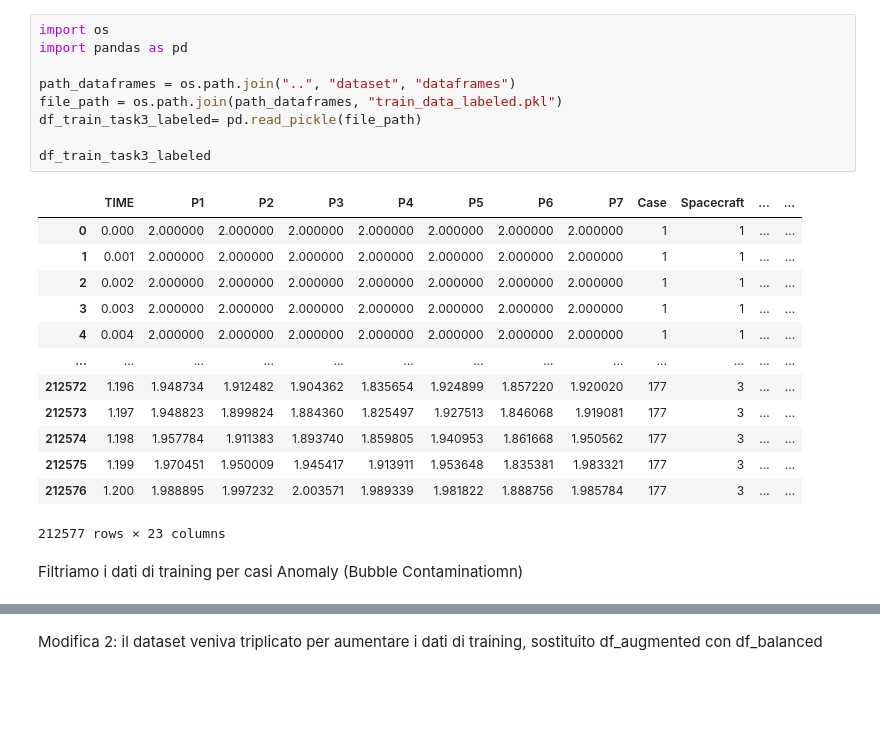
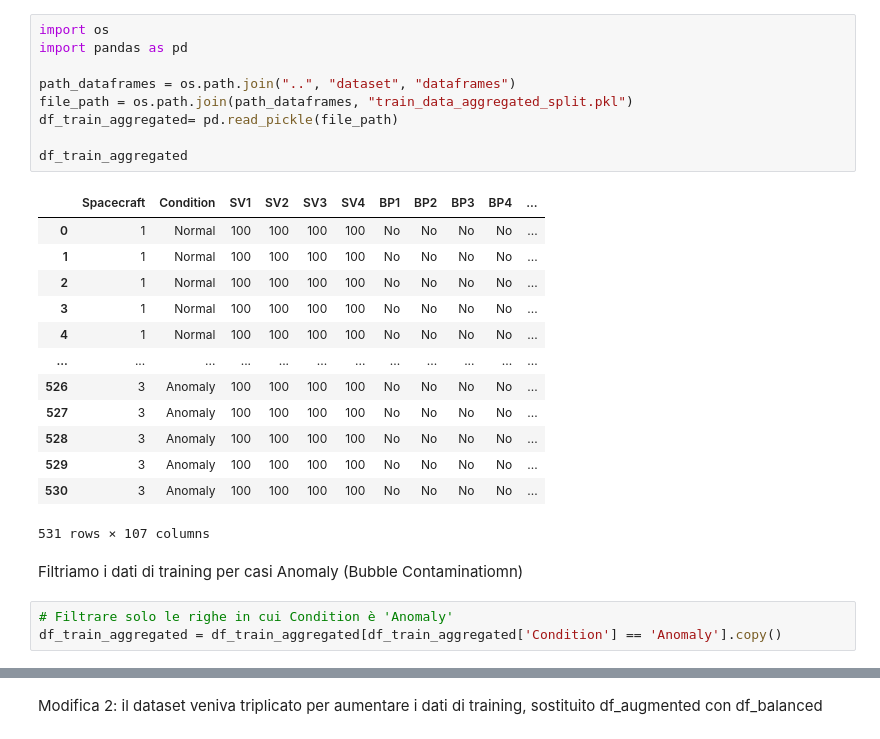
Before and after one commit to enricopierga/C2_PHM_AsiaPacific_2023, a Jupyter notebook: task3/task3.ipynb, the cells around one changed output, grey strips where cells are left out. Drawn from its saved outputs; the diff is of its cells as text; blank space fills up the shorter version.

```diff
--- a/task3/task3.ipynb
+++ b/task3/task3.ipynb
@@ -1,26 +1,29 @@
 # %%
 import os
 import pandas as pd
 
 path_dataframes = os.path.join("..", "dataset", "dataframes")
-file_path = os.path.join(path_dataframes, "train_data_labeled.pkl")
-df_train_task3_labeled= pd.read_pickle(file_path)
+file_path = os.path.join(path_dataframes, "train_data_aggregated_split.pkl")
+df_train_aggregated= pd.read_pickle(file_path)
 
-df_train_task3_labeled
+df_train_aggregated
 # %% [output]
-|  | TIME | P1 | P2 | P3 | P4 | P5 | P6 | P7 | Case | Spacecraft | ... | ... |
-| 0 | 0.000 | 2.000000 | 2.000000 | 2.000000 | 2.000000 | 2.000000 | 2.000000 | 2.000000 | 1 | 1 | ... | ... |
-| 1 | 0.001 | 2.000000 | 2.000000 | 2.000000 | 2.000000 | 2.000000 | 2.000000 | 2.000000 | 1 | 1 | ... | ... |
-| 2 | 0.002 | 2.000000 | 2.000000 | 2.000000 | 2.000000 | 2.000000 | 2.000000 | 2.000000 | 1 | 1 | ... | ... |
-| 3 | 0.003 | 2.000000 | 2.000000 | 2.000000 | 2.000000 | 2.000000 | 2.000000 | 2.000000 | 1 | 1 | ... | ... |
-| 4 | 0.004 | 2.000000 | 2.000000 | 2.000000 | 2.000000 | 2.000000 | 2.000000 | 2.000000 | 1 | 1 | ... | ... |
-| ... | ... | ... | ... | ... | ... | ... | ... | ... | ... | ... | ... | ... |
-| 212572 | 1.196 | 1.948734 | 1.912482 | 1.904362 | 1.835654 | 1.924899 | 1.857220 | 1.920020 | 177 | 3 | ... | ... |
-| 212573 | 1.197 | 1.948823 | 1.899824 | 1.884360 | 1.825497 | 1.927513 | 1.846068 | 1.919081 | 177 | 3 | ... | ... |
-| 212574 | 1.198 | 1.957784 | 1.911383 | 1.893740 | 1.859805 | 1.940953 | 1.861668 | 1.950562 | 177 | 3 | ... | ... |
-| 212575 | 1.199 | 1.970451 | 1.950009 | 1.945417 | 1.913911 | 1.953648 | 1.835381 | 1.983321 | 177 | 3 | ... | ... |
-| 212576 | 1.200 | 1.988895 | 1.997232 | 2.003571 | 1.989339 | 1.981822 | 1.888756 | 1.985784 | 177 | 3 | ... | ... |
+|  | Spacecraft | Condition | SV1 | SV2 | SV3 | SV4 | BP1 | BP2 | BP3 | BP4 | ... |
+| 0 | 1 | Normal | 100 | 100 | 100 | 100 | No | No | No | No | ... |
+| 1 | 1 | Normal | 100 | 100 | 100 | 100 | No | No | No | No | ... |
+| 2 | 1 | Normal | 100 | 100 | 100 | 100 | No | No | No | No | ... |
+| 3 | 1 | Normal | 100 | 100 | 100 | 100 | No | No | No | No | ... |
+| 4 | 1 | Normal | 100 | 100 | 100 | 100 | No | No | No | No | ... |
+| ... | ... | ... | ... | ... | ... | ... | ... | ... | ... | ... | ... |
+| 526 | 3 | Anomaly | 100 | 100 | 100 | 100 | No | No | No | No | ... |
+| 527 | 3 | Anomaly | 100 | 100 | 100 | 100 | No | No | No | No | ... |
+| 528 | 3 | Anomaly | 100 | 100 | 100 | 100 | No | No | No | No | ... |
+| 529 | 3 | Anomaly | 100 | 100 | 100 | 100 | No | No | No | No | ... |
+| 530 | 3 | Anomaly | 100 | 100 | 100 | 100 | No | No | No | No | ... |
-212577 rows × 23 columns
+531 rows × 107 columns
 # %% [markdown]
 Filtriamo i dati di training per casi Anomaly (Bubble Contaminatiomn)
+# %%
+# Filtrare solo le righe in cui Condition è 'Anomaly'
+df_train_aggregated = df_train_aggregated[df_train_aggregated['Condition'] == 'Anomaly'].copy()
 # %%
```
Also changed, not shown: parts of 50 cells of this notebook, 2 other files.
